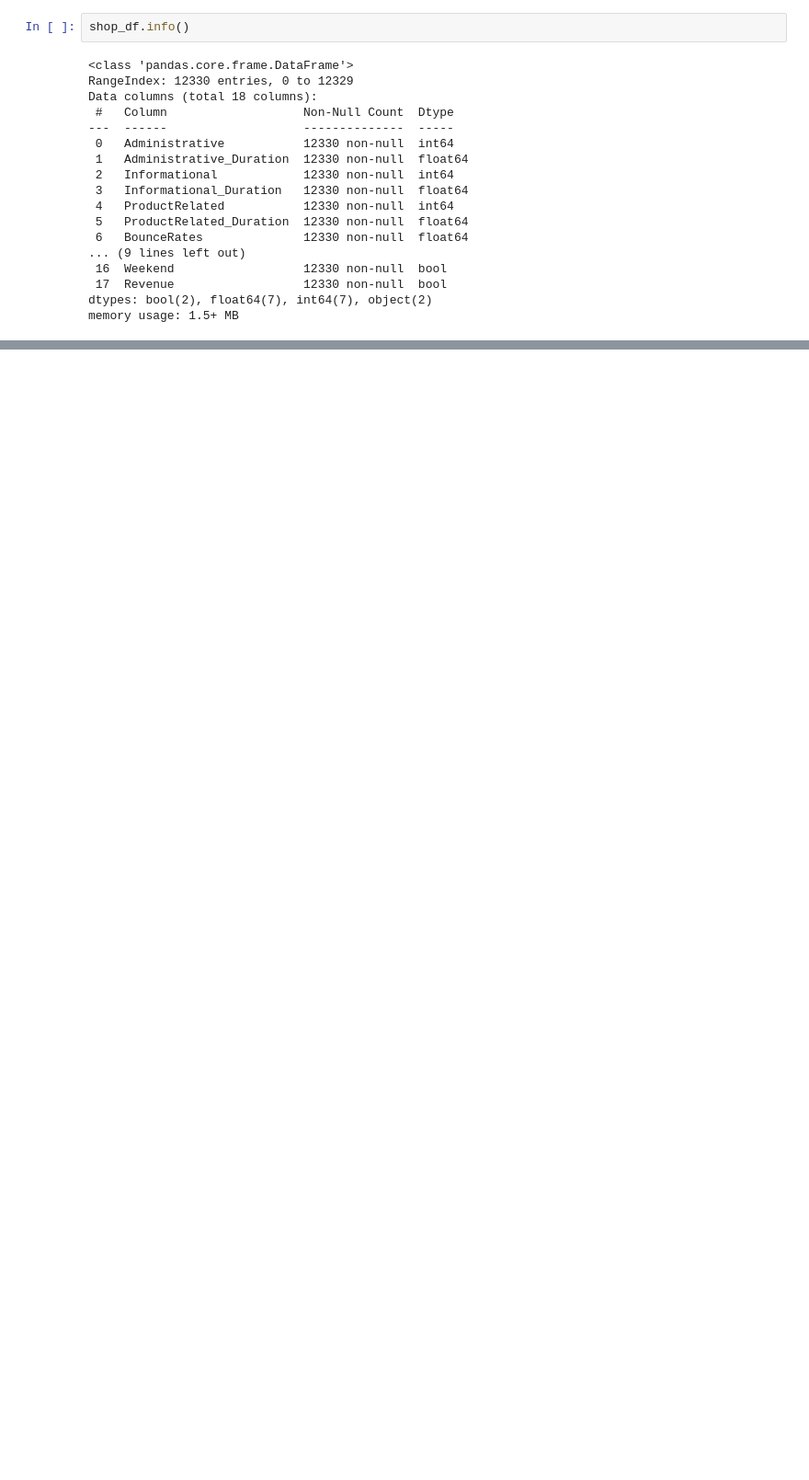
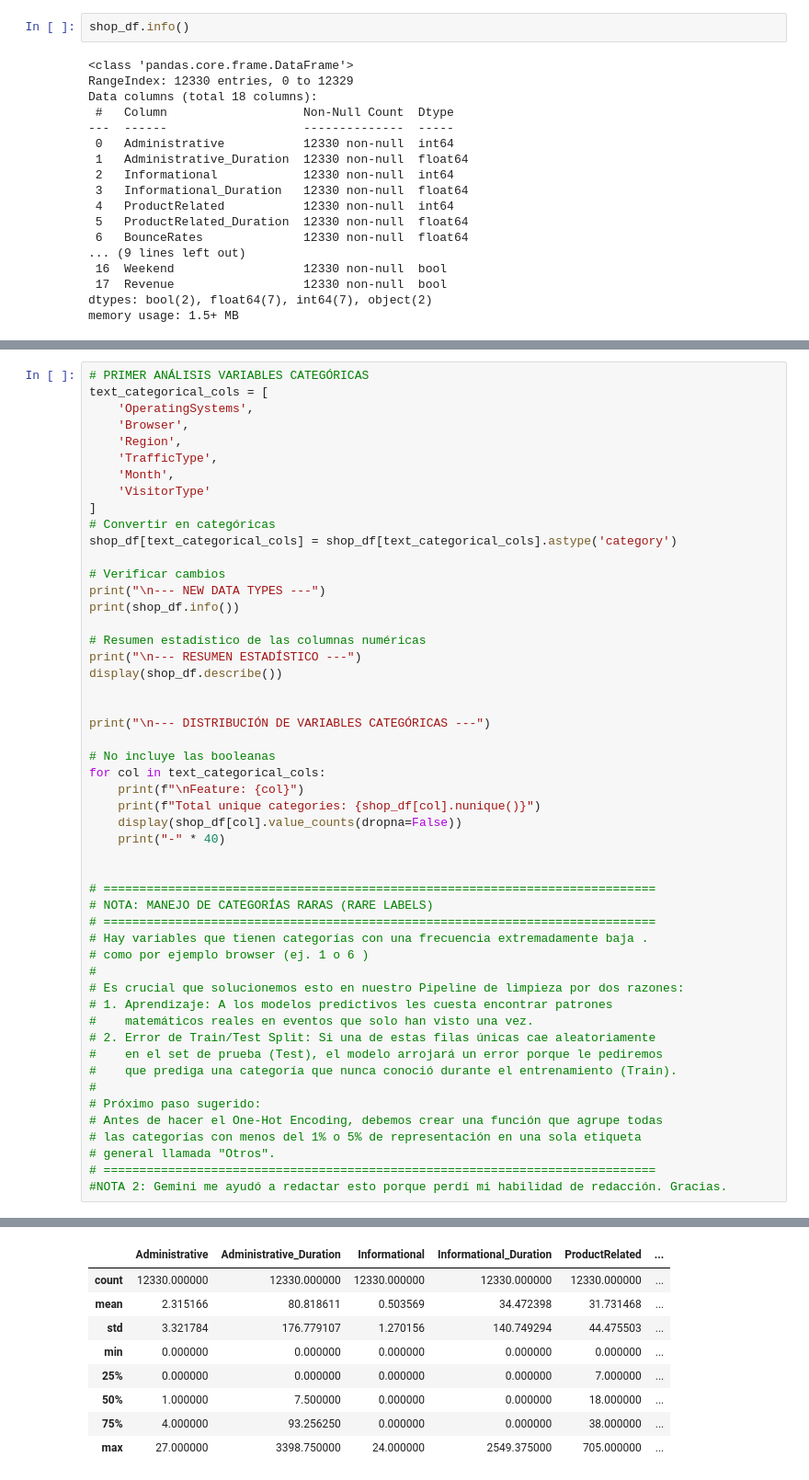
Before and after one commit to Franku03/ml-shopping-indicator, a Jupyter notebook: proyecto-shopping-indicator.ipynb, the cells around one changed output, grey strips where cells are left out. Shown at 92% size. Saved outputs shown, nothing was run; the diff lists cells and outputs as text; blank space fills up the shorter version.

```diff
--- a/proyecto-shopping-indicator.ipynb
+++ b/proyecto-shopping-indicator.ipynb
@@ -118,0 +127,52 @@ memory usage: 1.5+ MB
+# %%
+# PRIMER ANÁLISIS VARIABLES CATEGÓRICAS
+text_categorical_cols = [
+    'OperatingSystems',
+    'Browser',
+    'Region',
+    'TrafficType',
+    'Month',
+    'VisitorType'
+]
+# Convertir en categóricas
+shop_df[text_categorical_cols] = shop_df[text_categorical_cols].astype('category')
+
+# Verificar cambios
+print("\n--- NEW DATA TYPES ---")
+print(shop_df.info())
+
+# Resumen estadístico de las columnas numéricas
+print("\n--- RESUMEN ESTADÍSTICO ---")
+display(shop_df.describe())
+
+
+print("\n--- DISTRIBUCIÓN DE VARIABLES CATEGÓRICAS ---")
+
+# No incluye las booleanas
+for col in text_categorical_cols:
+    print(f"\nFeature: {col}")
+    print(f"Total unique categories: {shop_df[col].nunique()}")
+    display(shop_df[col].value_counts(dropna=False))
+    print("-" * 40)
+
+
+# =============================================================================
+# NOTA: MANEJO DE CATEGORÍAS RARAS (RARE LABELS)
+# =============================================================================
+# Hay variables que tienen categorías con una frecuencia extremadamente baja .
+# como por ejemplo browser (ej. 1 o 6 )
+#
+# Es crucial que solucionemos esto en nuestro Pipeline de limpieza por dos razones:
+# 1. Aprendizaje: A los modelos predictivos les cuesta encontrar patrones
+#    matemáticos reales en eventos que solo han visto una vez.
+# 2. Error de Train/Test Split: Si una de estas filas únicas cae aleatoriamente
+#    en el set de prueba (Test), el modelo arrojará un error porque le pediremos
+#    que prediga una categoría que nunca conoció durante el entrenamiento (Train).
+#
+# Próximo paso sugerido:
+# Antes de hacer el One-Hot Encoding, debemos crear una función que agrupe todas
+# las categorías con menos del 1% o 5% de representación en una sola etiqueta
+# general llamada "Otros".
+# =============================================================================
+#NOTA 2: Gemini me ayudó a redactar esto porque perdí mi habilidad de redacción. Gracias.
+# %% [output]
@@ -118,0 +196,9 @@ memory usage: 1.5+ MB
+|  | Administrative | Administrative_Duration | Informational | Informational_Duration | ProductRelated | ... |
+| count | 12330.000000 | 12330.000000 | 12330.000000 | 12330.000000 | 12330.000000 | ... |
+| mean | 2.315166 | 80.818611 | 0.503569 | 34.472398 | 31.731468 | ... |
+| std | 3.321784 | 176.779107 | 1.270156 | 140.749294 | 44.475503 | ... |
+| min | 0.000000 | 0.000000 | 0.000000 | 0.000000 | 0.000000 | ... |
+| 25% | 0.000000 | 0.000000 | 0.000000 | 0.000000 | 7.000000 | ... |
+| 50% | 1.000000 | 7.500000 | 0.000000 | 0.000000 | 18.000000 | ... |
+| 75% | 4.000000 | 93.256250 | 0.000000 | 0.000000 | 38.000000 | ... |
+| max | 27.000000 | 3398.750000 | 24.000000 | 2549.375000 | 705.000000 | ... |
```
Also changed, not shown: parts of 8 cells of this notebook.
